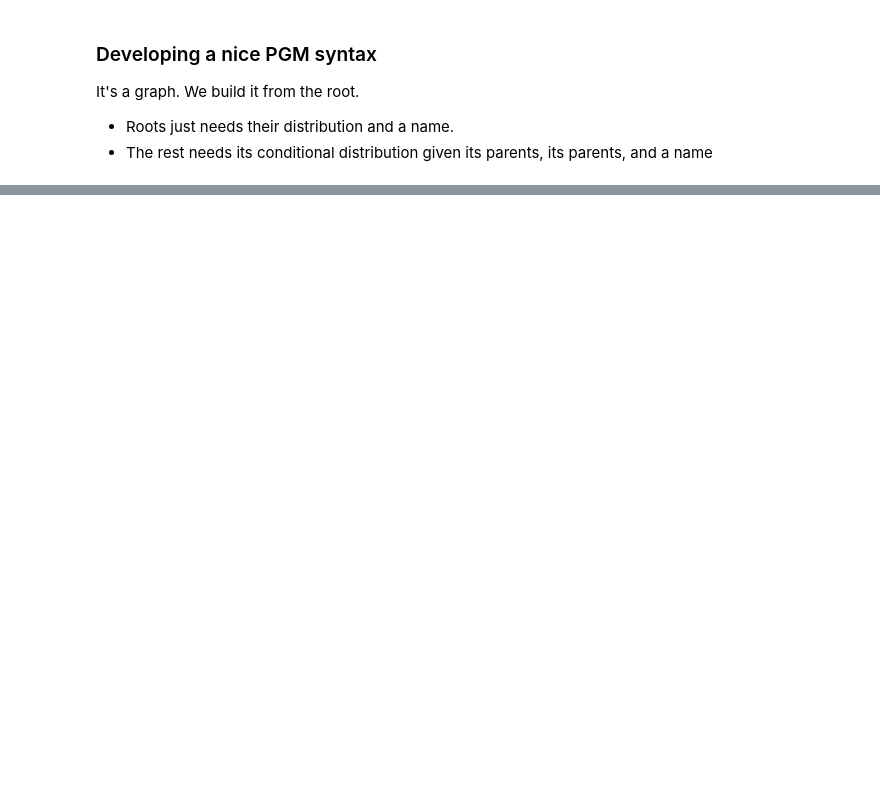
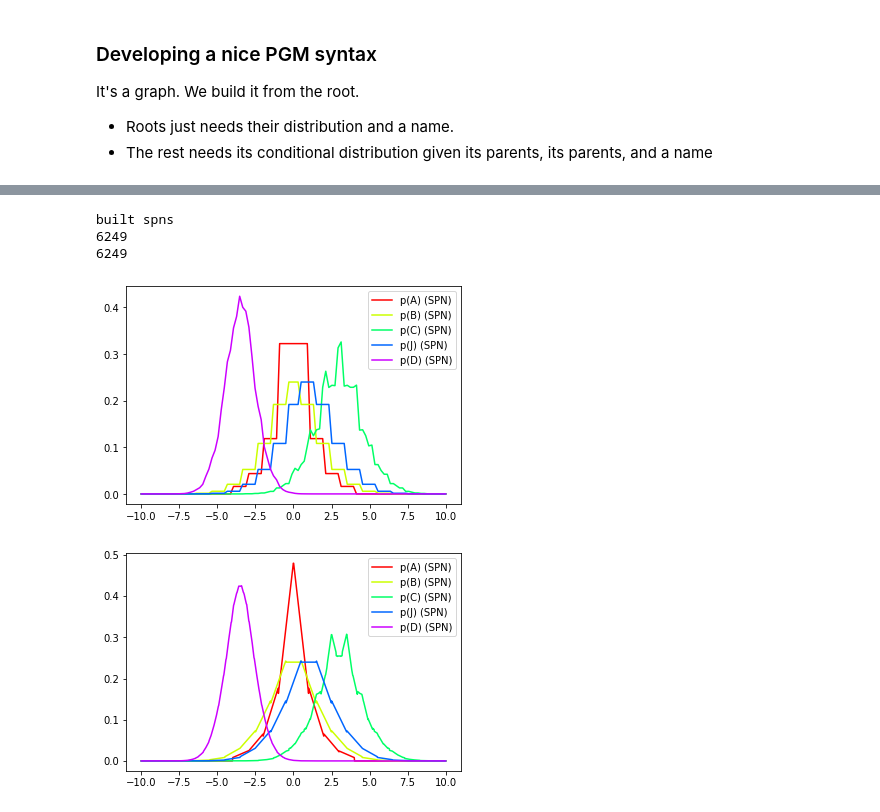
Before and after one commit to Whatisthisname/bayesian_network_to_spn, a Jupyter notebook: nb_pgm_generic_tests.ipynb, the cells around one changed output, grey strips where cells are left out. Drawn from its saved outputs; the diff is of its cells as text; code cells hidden in the pictures; blank space fills up the shorter version.

```diff
--- a/nb_pgm_generic_tests.ipynb
+++ b/nb_pgm_generic_tests.ipynb
@@ -163,0 +55,56 @@ NameError: name 'copy' is not defined
+# %%
+def gauss(mean, sd):
+    func = lambda _, x: torch.exp(-0.5*((x-mean)/sd)**2)
+    bounds = lambda _: (mean - 4*sd, mean + 4*sd)
+    return dist(func, bounds)
+
+def cond_linear_gauss(mean, sd, pws):
+    pws = torch.tensor(pws)
+    func = lambda Ps, x: torch.exp(-0.5*((x-mean-torch.sum(Ps * pws))/sd)**2)
+    bounds = lambda Ps: (mean + torch.sum(Ps * pws) - 4*sd, mean + torch.sum(Ps * pws) + 4*sd)
+    return dist(func, bounds, "linear_gauss")
+
+def laplace(mean, sd):
+    func = lambda _, x: torch.exp(-torch.abs(x-mean)/sd)
+    bounds = lambda _: (mean - 4*sd, mean + 4*sd)
+    return dist(func, bounds, "laplace")
+
+def cond_linear_laplace(mean, sd, pws):
+    pws = torch.tensor(pws)
+    func = lambda Ps, x: torch.exp(-torch.abs(x-mean-torch.sum(Ps * pws))/sd)
+    bounds = lambda Ps: (mean + torch.sum(Ps * pws) - 4*sd, mean + torch.sum(Ps * pws) + 4*sd)
+
+    return dist(func, bounds, "linear_laplace")
+
+def uniform(a, b):
+    func = lambda Ps, x: torch.where((a <= x) & (x <= b), (b - a), torch.zeros_like(x))
+    bounds = (a,b)
+    return dist(func, bounds, "uniform")
+
+def cond_uniform(a):
+    def func(Ps, x, a=a):
+        a,b = a, a+torch.abs(torch.sum(Ps)) + 0.1
+        return torch.where((a <= x) & (x <= b), (b - a), torch.zeros_like(x))
+    def bounds(Ps, a=a):
+        a,b = a, a+np.abs(np.sum(Ps)) + 0.1
+        return a,b
+
+    return dist(func, bounds, "cond_uniform")
+
+A = "A" > laplace(mean=0.0,sd=1)
+J = "J" | pa(A) > cond_linear_laplace(mean=1.0, sd= 1.0, pws=[-1.0])
+B = "B" | pa(A) > cond_linear_laplace(mean=0.0, sd= 1.0, pws=[1.0])
+C = "C" | pa(A) > cond_linear_laplace(mean=3, sd= 0.7, pws=[1])
+D = "D" | pa(B, C) > cond_linear_laplace(mean=-2, sd=0.5, pws=[0.5, -0.5])
+
+display(A.get_graph(True))
+
+spn_straight = spnhelp.pgm_to_spn(A, marginal_target= 8, a=1, sloped=False)
+spn_sloped = spnhelp.pgm_to_spn(A, marginal_target= 8, a=1, sloped=True)
+# # display(spnhelp.get_spn_graph(spn, A))
+spnhelp.plot_marginals(spn_straight,A, xs=np.linspace(-10, 10, 100))
+spnhelp.plot_marginals(spn_sloped,A, xs=np.linspace(-10, 10, 1000))
+print("built spns")
+print(get_number_of_nodes(spn_straight))
+print(get_number_of_nodes(spn_sloped))
+# %% [output]
@@ -163,0 +112,5 @@ NameError: name 'copy' is not defined
+built spns
+6249
+6249
+[figure, added]
+[figure, added]
```
Also changed, not shown: parts of 12 cells of this notebook, 20 other files.
